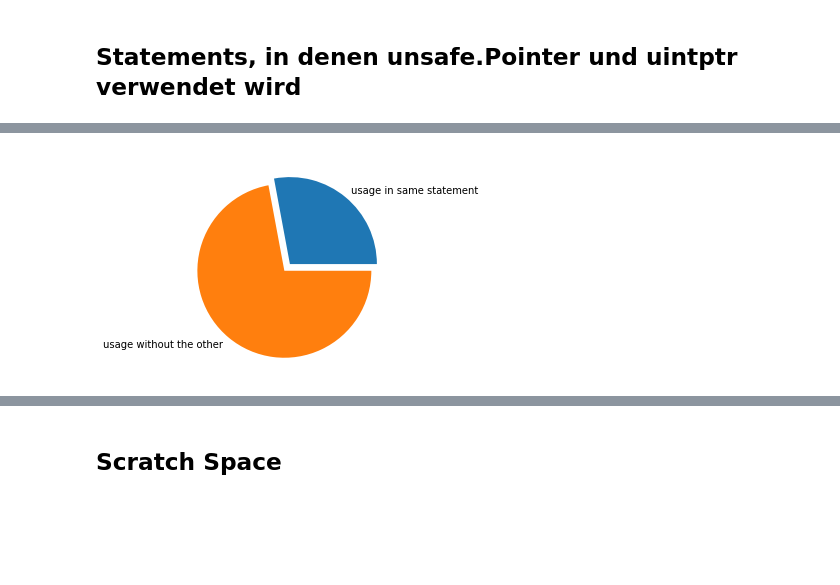
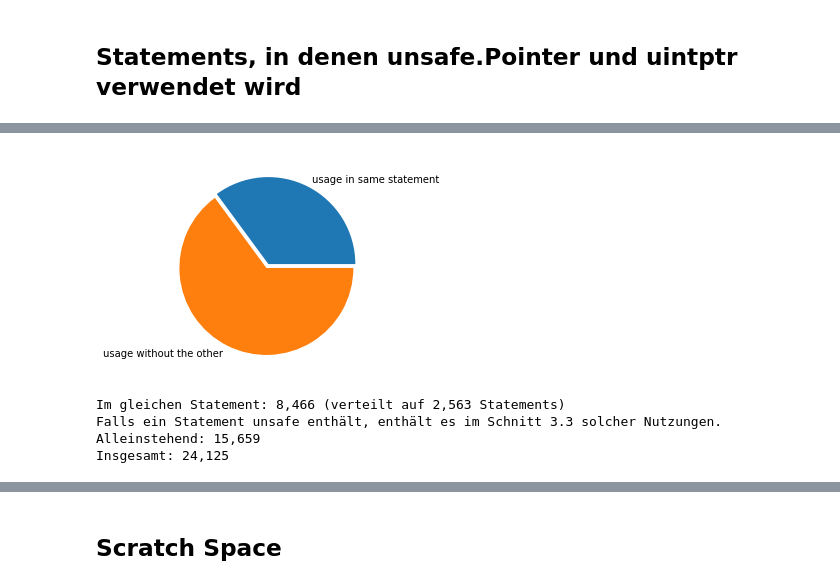
Before and after one commit to jlauinger/master-of-science, a Jupyter notebook: code/data-survey/analysis/data-exploration.ipynb, the cells around one changed output, grey strips where cells are left out. Drawn from its saved outputs; the diff is of its cells as text; code cells hidden in the pictures; blank space fills up the shorter version.

```diff
--- a/code/data-survey/analysis/data-exploration.ipynb
+++ b/code/data-survey/analysis/data-exploration.ipynb
@@ -1532,14 +1647,16 @@ function_df\
 # %% [markdown]
 ## Statements, in denen unsafe.Pointer und uintptr verwendet wird
 # %%
-df1 = statement_df\
+simultaneous_statement_df = statement_df\
     .where(statement_df['number_unsafe_pointer'] > 0)\
     .where(statement_df['number_uintptr'] > 0)\
-    .dropna()
+    .dropna()\
+    .drop_duplicates(subset=['package_import_path', 'file_name', 'line_number'])
 
-df1['count'] = df1.apply(lambda x: x['number_unsafe_pointer'] + x['number_uintptr'], axis=1)
+simultaneous_statement_df['count'] = simultaneous_statement_df.apply(
+    lambda x: x['number_unsafe_pointer'] + x['number_uintptr'], axis=1)
 
-df1
+simultaneous_statement_df
 # %% [output]
 |  | line_number | column | text | number_unsafe_pointer | number_unsafe_sizeof | number_unsafe_alignof | ... |
 | 15 | 56.0 | 2.0 | \tsize := *(*uintptr)(unsafe.Poin... | 1.0 | 0.0 | 0.0 | ... |
@@ -1557,12 +1674,29 @@ df1
 # %%
-simultaneousCount = df1['count'].sum()
-totalCount = ast_df\
-    .where((ast_df['match_type']=='unsafe.Pointer')|(ast_df['match_type']=='uintptr'))\
-    .dropna()['line_number'].count()
+total_statement_df = statement_df\
+    .dropna()\
+    .drop_duplicates(subset=['package_import_path', 'file_name', 'line_number'])
+total_statement_df['count'] = total_statement_df.apply(
+    lambda x: x['number_unsafe_pointer'] + x['number_uintptr'], axis=1)
+
+totalCount = total_statement_df['count'].sum()
+simultaneousCount = simultaneous_statement_df['count'].sum()
 
 data = [simultaneousCount, totalCount - simultaneousCount]
 
-plt.pie(data, labels=['usage in same statement', 'usage without the other'], explode=(0, 0.1))
+plt.pie(data, labels=['usage in same statement', 'usage without the other'], explode=(0, 0.05))
 plt.show()
 # %% [output]
-[figure, old version]
+[figure, new version]
+# %%
+statements = simultaneous_statement_df['count'].count()
+
+print("Im gleichen Statement: {:,} (verteilt auf {:,} Statements)".format(int(simultaneousCount), int(statements)))
+print("Falls ein Statement unsafe enthält, enthält es im Schnitt {:.2} solcher Nutzungen."\
+      .format(simultaneousCount / statements))
+print("Alleinstehend: {:,}".format(totalCount - int(simultaneousCount)))
+print("Insgesamt: {:,}".format(totalCount))
+# %% [output]
+Im gleichen Statement: 8,466 (verteilt auf 2,563 Statements)
+Falls ein Statement unsafe enthält, enthält es im Schnitt 3.3 solcher Nutzungen.
+Alleinstehend: 15,659
+Insgesamt: 24,125
```
Also changed, not shown: parts of 58 cells of this notebook.
